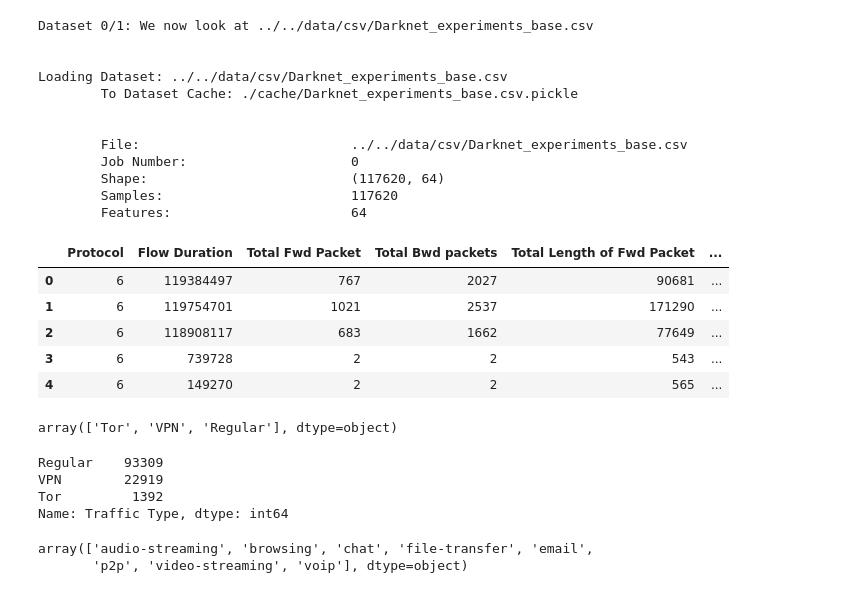
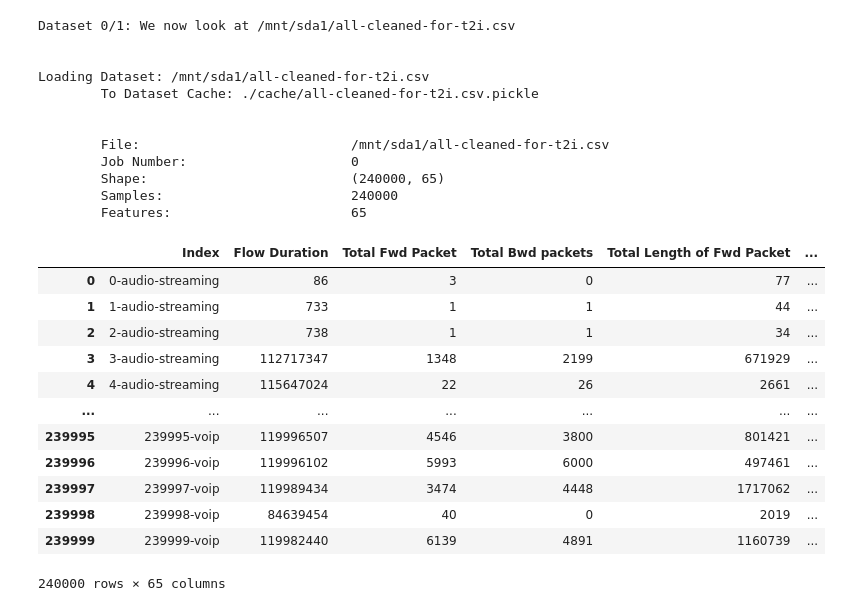
Before and after one commit to Colorado-Mesa-University-Cybersecurity/Traffic_Image_Encoding_Research, a Jupyter notebook: algorithms/wrapping/cleaning.ipynb, the cells around one changed output. Saved outputs shown, nothing was run; the diff lists cells and outputs as text; code cells hidden in the pictures.

```diff
--- a/algorithms/wrapping/cleaning.ipynb
+++ b/algorithms/wrapping/cleaning.ipynb
@@ -43,7 +43,7 @@ print(
 # %%
-data_path_1: str = '../../data/csv/'
+data_path_1: str = '/mnt/sda1/'
 data_sets_1: list = [
-    'Darknet_experiments_base.csv'
+    'all-cleaned-for-t2i.csv'
 ]
 
 file_path_1: callable = get_file_path(data_path_1)
@@ -52,24 +52,31 @@ current_job: int = 0
 
 dataset_1 = examine_dataset(0, file_set_1, data_sets_1)
 # %% [output]
-Dataset 0/1: We now look at ../../data/csv/Darknet_experiments_base.csv
+Dataset 0/1: We now look at /mnt/sda1/all-cleaned-for-t2i.csv
 
 
-Loading Dataset: ../../data/csv/Darknet_experiments_base.csv
-        To Dataset Cache: ./cache/Darknet_experiments_base.csv.pickle
+Loading Dataset: /mnt/sda1/all-cleaned-for-t2i.csv
+        To Dataset Cache: ./cache/all-cleaned-for-t2i.csv.pickle
 
 
-        File:                           ../../data/csv/Darknet_experiments_base.csv
+        File:                           /mnt/sda1/all-cleaned-for-t2i.csv
         Job Number:                     0
-        Shape:                          (117620, 64)
-        Samples:                        117620
-        Features:                       64
+        Shape:                          (240000, 65)
+        Samples:                        240000
+        Features:                       65
 # %%
-dataset_1[DATASET].head()
+dataset_1[DATASET]
 # %% [output]
-|  | Protocol | Flow Duration | Total Fwd Packet | Total Bwd packets | Total Length of Fwd Packet | ... |
-| 0 | 6 | 119384497 | 767 | 2027 | 90681 | ... |
-| 1 | 6 | 119754701 | 1021 | 2537 | 171290 | ... |
-| 2 | 6 | 118908117 | 683 | 1662 | 77649 | ... |
-| 3 | 6 | 739728 | 2 | 2 | 543 | ... |
-| 4 | 6 | 149270 | 2 | 2 | 565 | ... |
+|  | Index | Flow Duration | Total Fwd Packet | Total Bwd packets | Total Length of Fwd Packet | ... |
+| 0 | 0-audio-streaming | 86 | 3 | 0 | 77 | ... |
+| 1 | 1-audio-streaming | 733 | 1 | 1 | 44 | ... |
+| 2 | 2-audio-streaming | 738 | 1 | 1 | 34 | ... |
+| 3 | 3-audio-streaming | 112717347 | 1348 | 2199 | 671929 | ... |
+| 4 | 4-audio-streaming | 115647024 | 22 | 26 | 2661 | ... |
+| ... | ... | ... | ... | ... | ... | ... |
+| 239995 | 239995-voip | 119996507 | 4546 | 3800 | 801421 | ... |
+| 239996 | 239996-voip | 119996102 | 5993 | 6000 | 497461 | ... |
+| 239997 | 239997-voip | 119989434 | 3474 | 4448 | 1717062 | ... |
+| 239998 | 239998-voip | 84639454 | 40 | 0 | 2019 | ... |
+| 239999 | 239999-voip | 119982440 | 6139 | 4891 | 1160739 | ... |
+240000 rows × 65 columns
@@ -79,17 +82,0 @@ TRAFFIC_TYPE: str = 'Traffic Type'
-# %%
-# get classes in Traffic Type column
-dataset_1[DATASET][TRAFFIC_TYPE].unique()
-# %% [output]
-array(['Tor', 'VPN', 'Regular'], dtype=object)
-# %%
-dataset_1[DATASET][TRAFFIC_TYPE].value_counts()
-# %% [output]
-Regular    93309
-VPN        22919
-Tor         1392
-Name: Traffic Type, dtype: int64
-# %%
-dataset_1[DATASET][APPLICATION_TYPE].unique()
-# %% [output]
-array(['audio-streaming', 'browsing', 'chat', 'file-transfer', 'email',
-       'p2p', 'video-streaming', 'voip'], dtype=object)
```
Also changed, not shown: parts of 14 cells of this notebook, 16 other files.
